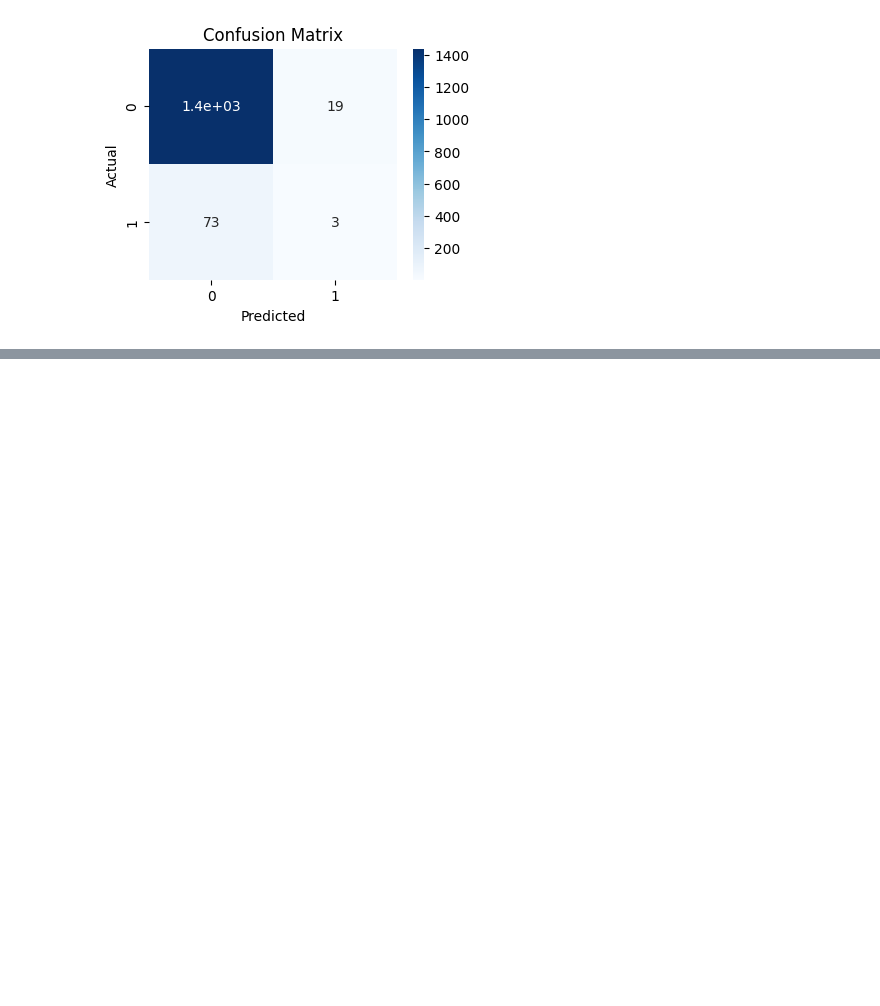
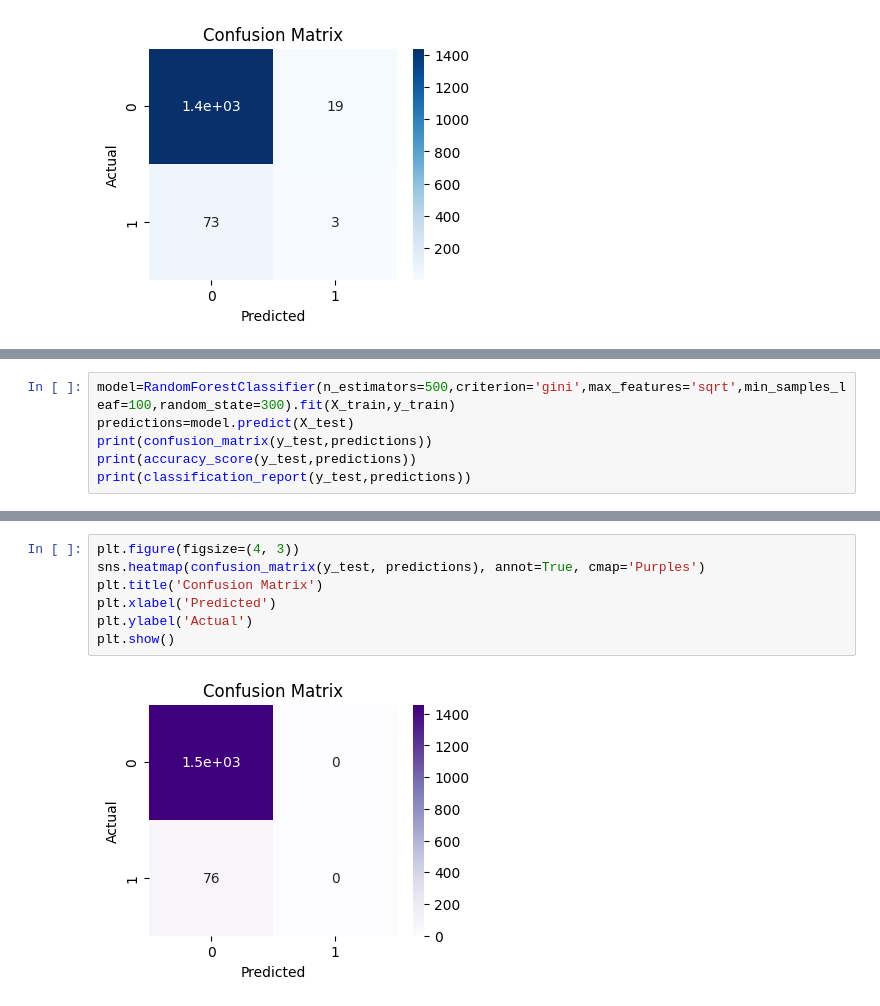
Before and after one commit to chalana-b/Stroke-Prediction, a Jupyter notebook: predictions.ipynb, the cells around one changed output, grey strips where cells are left out. Drawn from its saved outputs; the diff is of its cells as text; blank space fills up the shorter version.

```diff
--- a/predictions.ipynb
+++ b/predictions.ipynb
@@ -443,0 +478,6 @@ plt.show()
+# %%
+model=RandomForestClassifier(n_estimators=500,criterion='gini',max_features='sqrt',min_samples_leaf=100,random_state=300).fit(X_train,y_train)
+predictions=model.predict(X_test)
+print(confusion_matrix(y_test,predictions))
+print(accuracy_score(y_test,predictions))
+print(classification_report(y_test,predictions))
@@ -443,0 +496,9 @@ plt.show()
+# %%
+plt.figure(figsize=(4, 3))
+sns.heatmap(confusion_matrix(y_test, predictions), annot=True, cmap='Purples')
+plt.title('Confusion Matrix')
+plt.xlabel('Predicted')
+plt.ylabel('Actual')
+plt.show()
+# %% [output]
+[figure, added]
```
Also changed, not shown: parts of 8 cells of this notebook.
